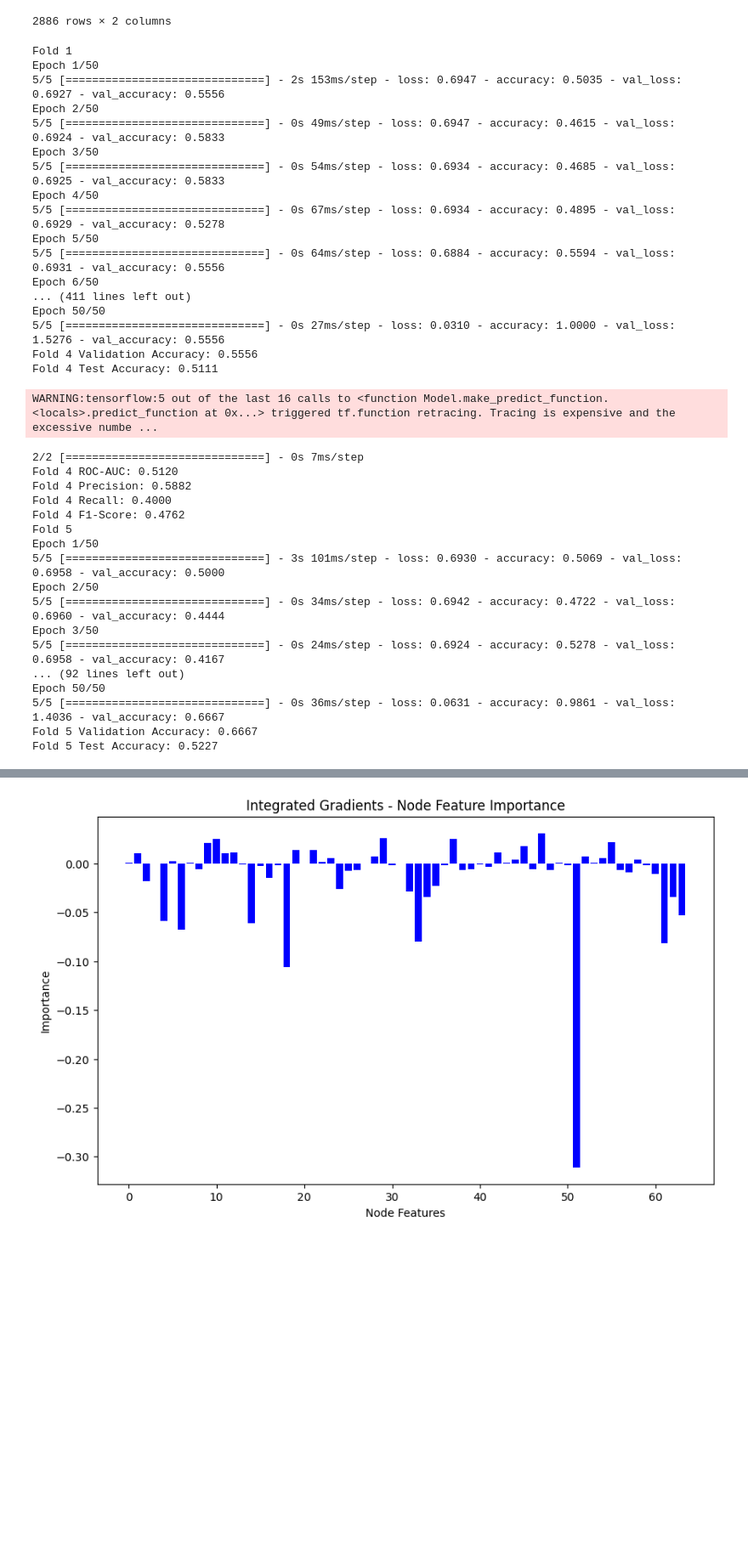
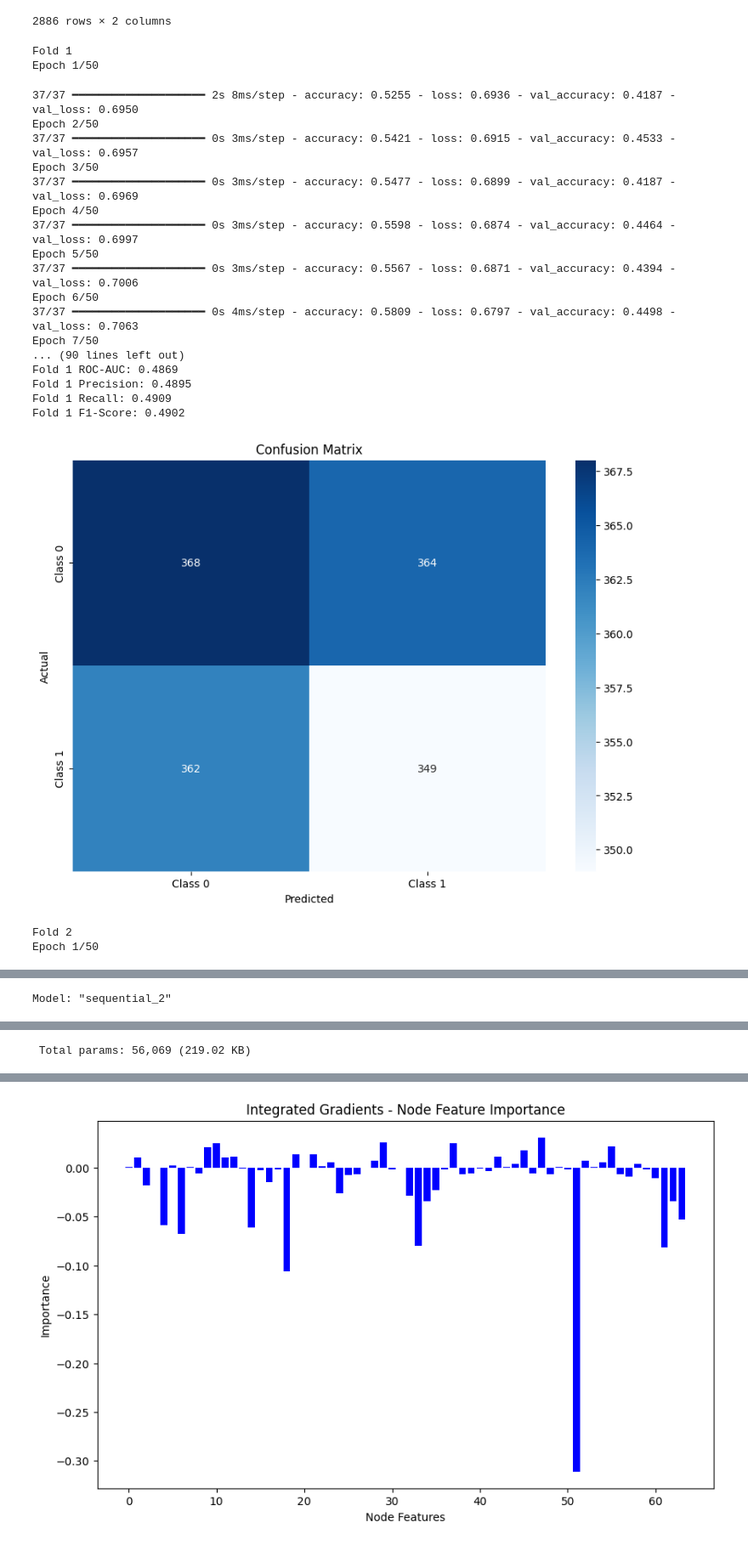
Before and after one commit to FLaTNNBio/explainable_molecular_graph_learning, a Jupyter notebook: embeddings_notebook.ipynb, the cells around one changed output, grey strips where cells are left out. Shown at 85% size. Drawn from its saved outputs; the diff is of its cells as text; code cells hidden in the pictures; blank space fills up the shorter version.

```diff
--- a/embeddings_notebook.ipynb
+++ b/embeddings_notebook.ipynb
@@ -132,7 +169,7 @@ for i in range(len(all_data)):
   elif all_data[i].y == 1:
     label_1_indices.append(i)
 
-for iter in range(5):
+for iter in range(1):
   print('iter:', iter)
 
   min_size_dataset = min(len(label_0_indices), len(label_1_indices))
@@ -294,4 +331,4 @@ from tensorflow.keras.models import load_model
 # Load the model
 best_models = []
 for cnt in range(5):
-  best_models.append(load_model('/content/drive/MyDrive/best_model_bbbpdf_' + str(cnt) + '.h5'))
+  best_models.append(load_model('/content/drive/MyDrive/best_model_bbbpdf_0' + '.h5'))
@@ -361,3 +409,6 @@ with open("/content/drive/MyDrive/metrics_results_bbbp_models.txt", "w") as file
         plt.legend(loc="lower right")
         plt.savefig("ROC_Model{}.png".format(idx + 1))  # Save ROC curve plot
         plt.close()
+
+        # Plot confusion matrix
+        plot_confusion_matrix(y_test, y_classes, class_names=['Class 0', 'Class 1'])
@@ -533,9 +586,12 @@ def train_sdne(graph, hidden_dims=[128, 64], epochs=100, lr=0.01):
 
     return model, y
 
-def balance_dataset(all_data):
-    label_0_indices = [i for i, data in enumerate(all_data) if data.y == 0]
-    label_1_indices = [i for i, data in enumerate(all_data) if data.y == 1]
+def balance_dataset(all_data, seed=42):
+    if seed is not None:
+        random.seed(seed)
+
+    label_0_indices = [i for i, data in enumerate(all_data) if data.y.item() == 0]
+    label_1_indices = [i for i, data in enumerate(all_data) if data.y.item() == 1]
 
     min_size_dataset = min(len(label_0_indices), len(label_1_indices))
 
@@ -725,6 +781,9 @@ for train_index, test_index in kf.split(X):
     recalls.append(recall)
     f1_scores.append(f1)
 
+    # Plot confusion matrix for each fold
+    plot_confusion_matrix(y_test, y_test_pred, class_names=['Class 0', 'Class 1'])
+
     fold_no += 1
 
 # Calculate and print the average validation accuracy and variance
@@ -745,63 +804,50 @@ average_precision = np.mean(precisions)
 average_recall = np.mean(recalls)
 average_f1_score = np.mean(f1_scores)
 
 print(f'Average ROC-AUC: {average_roc_auc:.4f}')
 print(f'Average Precision: {average_precision:.4f}')
 print(f'Average Recall: {average_recall:.4f}')
 print(f'Average F1-Score: {average_f1_score:.4f}')
 
 # Save the average validation accuracy, variance, test accuracy, and metrics to a file
 with open("model_accuracies.txt", "w") as f:
     f.write(f'Average Validation Accuracy: {average_val_accuracy:.4f}\n')
     f.write(f'Variance of Validation Accuracy: {variance_val_accuracy:.4f}\n')
     f.write(f'Average Test Accuracy: {average_test_accuracy:.4f}\n')
     f.write(f'Variance of Test Accuracy: {variance_test_accuracy:.4f}\n')
     f.write(f'Average ROC-AUC: {average_roc_auc:.4f}\n')
     f.write(f'Average Precision: {average_precision:.4f}\n')
     f.write(f'Average Recall: {average_recall:.4f}\n')
     f.write(f'Average F1-Score: {average_f1_score:.4f}\n')
 
 # Print model summary
 model.summary()
 
 # Save training history for each fold (optional)
 with open("training_histories.txt", "w") as f:
     for i, history in enumerate(histories):
         f.write(f'\nFold {i + 1} History:\n')
         f.write(str(history))
 # %% [output]
 Fold 1
 Epoch 1/50
-5/5 [==============================] - 2s 153ms/step - loss: 0.6947 - accuracy: 0.5035 - val_loss: 0.6927 - val_accuracy: 0.5556
-Epoch 2/50
-5/5 [==============================] - 0s 49ms/step - loss: 0.6947 - accuracy: 0.4615 - val_loss: 0.6924 - val_accuracy: 0.5833
-Epoch 3/50
-5/5 [==============================] - 0s 54ms/step - loss: 0.6934 - accuracy: 0.4685 - val_loss: 0.6925 - val_accuracy: 0.5833
-Epoch 4/50
-5/5 [==============================] - 0s 67ms/step - loss: 0.6934 - accuracy: 0.4895 - val_loss: 0.6929 - val_accuracy: 0.5278
-Epoch 5/50
-5/5 [==============================] - 0s 64ms/step - loss: 0.6884 - accuracy: 0.5594 - val_loss: 0.6931 - val_accuracy: 0.5556
-Epoch 6/50
-... (411 lines left out)
-Epoch 50/50
-5/5 [==============================] - 0s 27ms/step - loss: 0.0310 - accuracy: 1.0000 - val_loss: 1.5276 - val_accuracy: 0.5556
-Fold 4 Validation Accuracy: 0.5556
-Fold 4 Test Accuracy: 0.5111
-WARNING:tensorflow:5 out of the last 16 calls to <function Model.make_predict_function.<locals>.predict_function at 0x...> triggered tf.function retracing. Tracing is expensive and the excessive numbe ...
+37/37 ━━━━━━━━━━━━━━━━━━━━ 2s 8ms/step - accuracy: 0.5255 - loss: 0.6936 - val_accuracy: 0.4187 - val_loss: 0.6950
+Epoch 2/50
+37/37 ━━━━━━━━━━━━━━━━━━━━ 0s 3ms/step - accuracy: 0.5421 - loss: 0.6915 - val_accuracy: 0.4533 - val_loss: 0.6957
+Epoch 3/50
+37/37 ━━━━━━━━━━━━━━━━━━━━ 0s 3ms/step - accuracy: 0.5477 - loss: 0.6899 - val_accuracy: 0.4187 - val_loss: 0.6969
+Epoch 4/50
+37/37 ━━━━━━━━━━━━━━━━━━━━ 0s 3ms/step - accuracy: 0.5598 - loss: 0.6874 - val_accuracy: 0.4464 - val_loss: 0.6997
+Epoch 5/50
+37/37 ━━━━━━━━━━━━━━━━━━━━ 0s 3ms/step - accuracy: 0.5567 - loss: 0.6871 - val_accuracy: 0.4394 - val_loss: 0.7006
+Epoch 6/50
+37/37 ━━━━━━━━━━━━━━━━━━━━ 0s 4ms/step - accuracy: 0.5809 - loss: 0.6797 - val_accuracy: 0.4498 - val_loss: 0.7063
+Epoch 7/50
+... (90 lines left out)
+Fold 1 ROC-AUC: 0.4869
+Fold 1 Precision: 0.4895
+Fold 1 Recall: 0.4909
+Fold 1 F1-Score: 0.4902
+[figure, added]
-2/2 [==============================] - 0s 7ms/step
-Fold 4 ROC-AUC: 0.5120
-Fold 4 Precision: 0.5882
-Fold 4 Recall: 0.4000
-Fold 4 F1-Score: 0.4762
-Fold 5
+Fold 2
 Epoch 1/50
-5/5 [==============================] - 3s 101ms/step - loss: 0.6930 - accuracy: 0.5069 - val_loss: 0.6958 - val_accuracy: 0.5000
-Epoch 2/50
-5/5 [==============================] - 0s 34ms/step - loss: 0.6942 - accuracy: 0.4722 - val_loss: 0.6960 - val_accuracy: 0.4444
-Epoch 3/50
-5/5 [==============================] - 0s 24ms/step - loss: 0.6924 - accuracy: 0.5278 - val_loss: 0.6958 - val_accuracy: 0.4167
-... (92 lines left out)
-Epoch 50/50
-5/5 [==============================] - 0s 36ms/step - loss: 0.0631 - accuracy: 0.9861 - val_loss: 1.4036 - val_accuracy: 0.6667
-Fold 5 Validation Accuracy: 0.6667
-Fold 5 Test Accuracy: 0.5227
@@ -825,0 +880 @@ _________________________________________________________________
+Model: "sequential_2"
@@ -825,0 +898 @@ _________________________________________________________________
+ Total params: 56,069 (219.02 KB)
```
Also changed, not shown: parts of 12 cells of this notebook.
